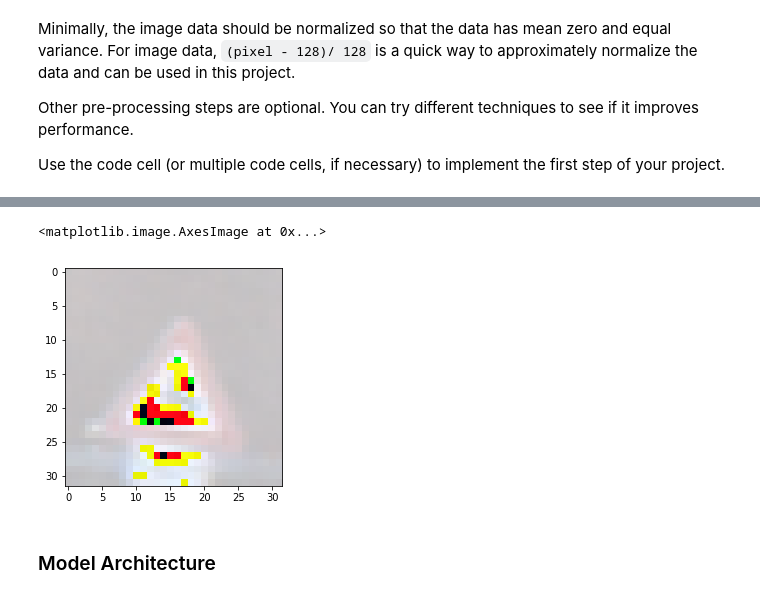
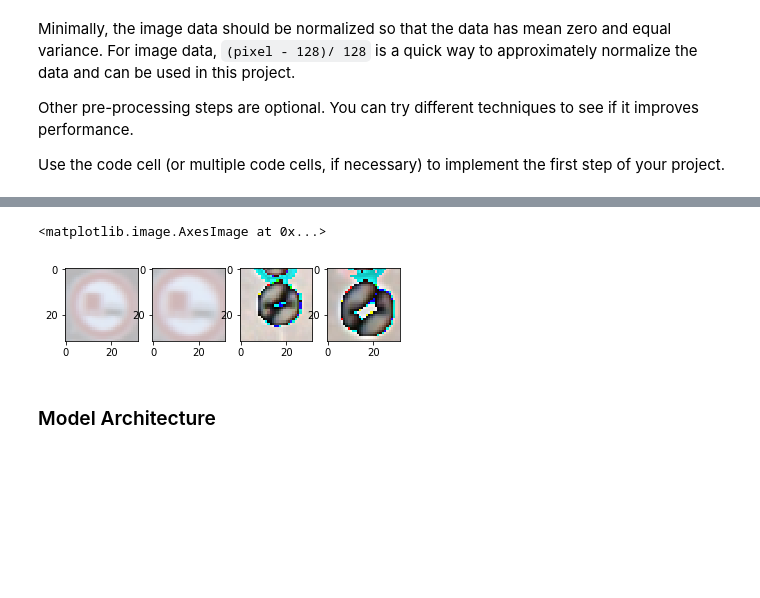
Before and after one commit to jaxbot/udacity-car-projects, a Jupyter notebook: Traffic_Sign_Classifier.ipynb, the cells around one changed output, grey strips where cells are left out. Drawn from its saved outputs; the diff is of its cells as text; code cells hidden in the pictures; blank space fills up the shorter version.

```diff
--- a/Traffic_Sign_Classifier.ipynb
+++ b/Traffic_Sign_Classifier.ipynb
@@ -137,8 +165,46 @@ plt.imshow(X_train[1])
-# %%
-plt.imshow(X_train[520])
-# %% [output]
-<matplotlib.image.AxesImage at 0x...>
-[figure, removed]
+# %%
+def normalize_X(X):
+    return (X - X.mean()) / (np.ptp(X))
+
+def enlarge_center_crop(X, delta):
+    half_delta = int(delta / 2)
+    enlarged = skimage.transform.resize(X, (32 + delta, 32 + delta))
+    return enlarged[half_delta:32 + half_delta,half_delta:32 + half_delta]
+
+def img_processing_pipeline(X):
+    return normalize_X(X)
+
+def augment(X,y):
+    augmented_X = []
+    augmented_y = []
+
+    for i in range(int(len(X))):
+        augmented_X.append(X[i])
+        augmented_X.append(enlarge_center_crop(X[i], 8))
+        augmented_X.append(enlarge_center_crop(X[i], 16))
+        augmented_y.append(y[i])
+        augmented_y.append(y[i])
+        augmented_y.append(y[i])
+
+    return augmented_X, augmented_y
+
+X_train = normalize_X(X_train)
+X_test = normalize_X(X_test)
+X_valid = normalize_X(X_valid)
+
+X_aug_train, y_aug_train = augment(X_train, y_train)
+
+plt.subplot(1, 4, 1)
+plt.imshow(X_aug_train[int(len(X_aug_train) / 2)])
+plt.subplot(1, 4, 2)
+plt.imshow(X_aug_train[int(len(X_aug_train) / 2) + 1])
+plt.subplot(1, 4, 3)
+plt.imshow(normalize_X(X_train[1]))
+plt.subplot(1, 4, 4)
+plt.imshow(normalize_X(X_aug_train[1]))
+# %% [output]
+<matplotlib.image.AxesImage at 0x...>
+[figure, added]
 # %% [markdown]
 ### Model Architecture
 # %%
```
Also changed, not shown: parts of 16 cells of this notebook, 8 other files.
